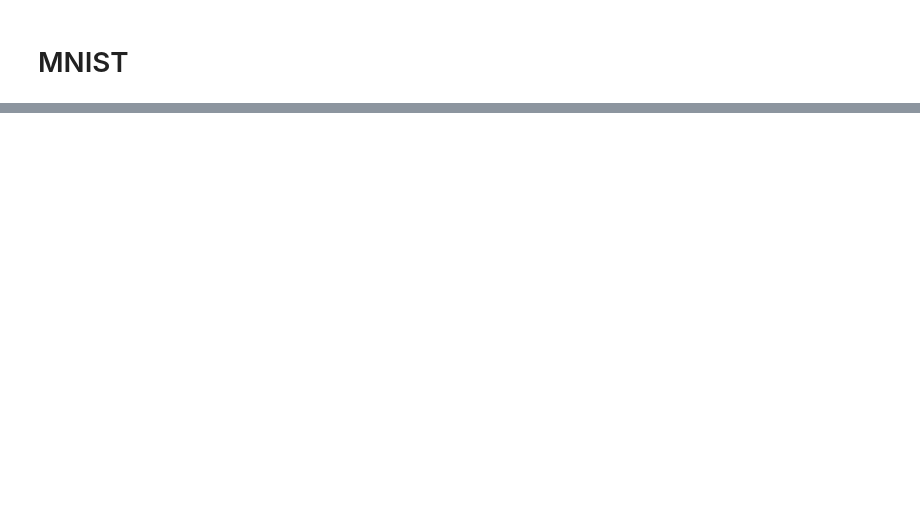
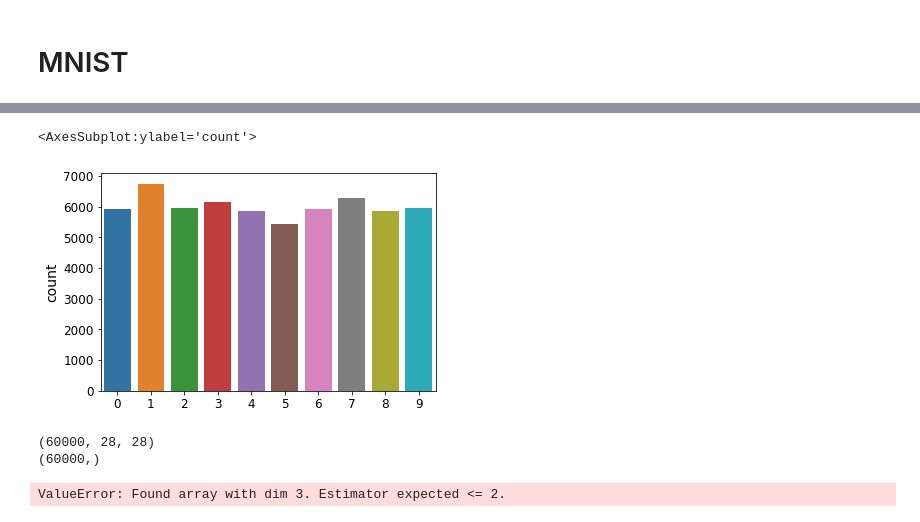
Before and after one commit to rumblefish615/analyze, a Jupyter notebook: handson-ml-master/analyze/chapter3.ipynb, the cells around one changed output, grey strips where cells are left out. Cells and saved outputs as stored; diff of their text form; code cells hidden in the pictures; blank space fills up the shorter version.

```diff
--- a/handson-ml-master/analyze/chapter3.ipynb
+++ b/handson-ml-master/analyze/chapter3.ipynb
@@ -70,0 +80,18 @@ for y in train_laebl:
+# %%
+sns.countplot(x = pd.Series(y_train))
+# %% [output]
+<AxesSubplot:ylabel='count'>
+[figure, added]
+# %%
+print(X_train.shape)
+print(y_train_5.shape)
+# %% [output]
+(60000, 28, 28)
+(60000,)
+# %%
+from sklearn.linear_model import SGDClassifier
+
+sgd_clf = SGDClassifier(max_iter=5, tol=-np.infty, random_state=42)
+sgd_clf.fit(X_train, y_train_5)
+# %% [output]
+ValueError: Found array with dim 3. Estimator expected <= 2.
```
Also changed, not shown: parts of 7 cells of this notebook, 3 other files.
